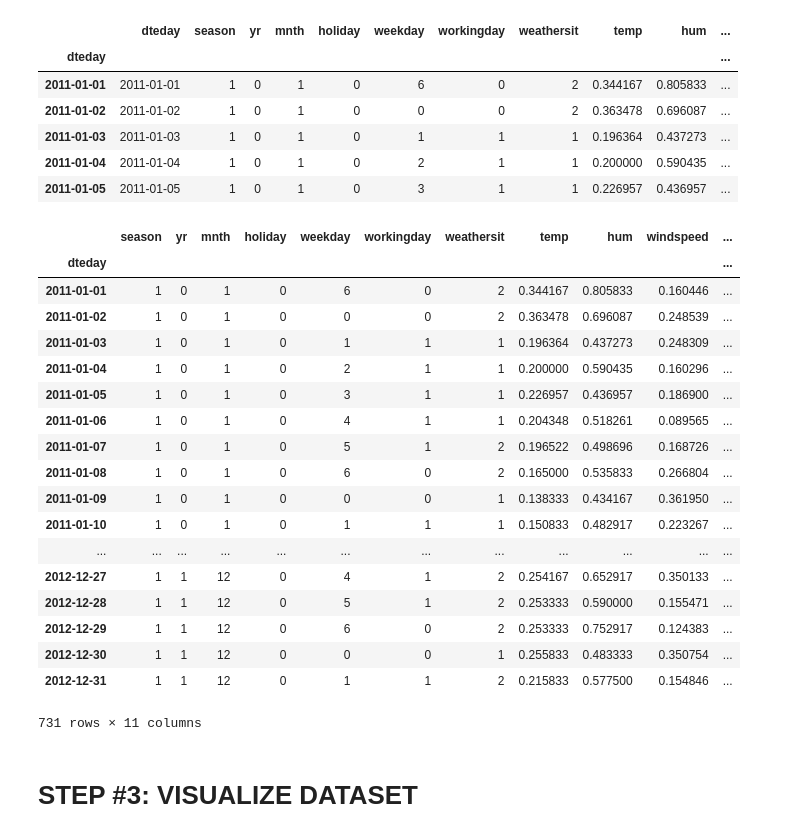
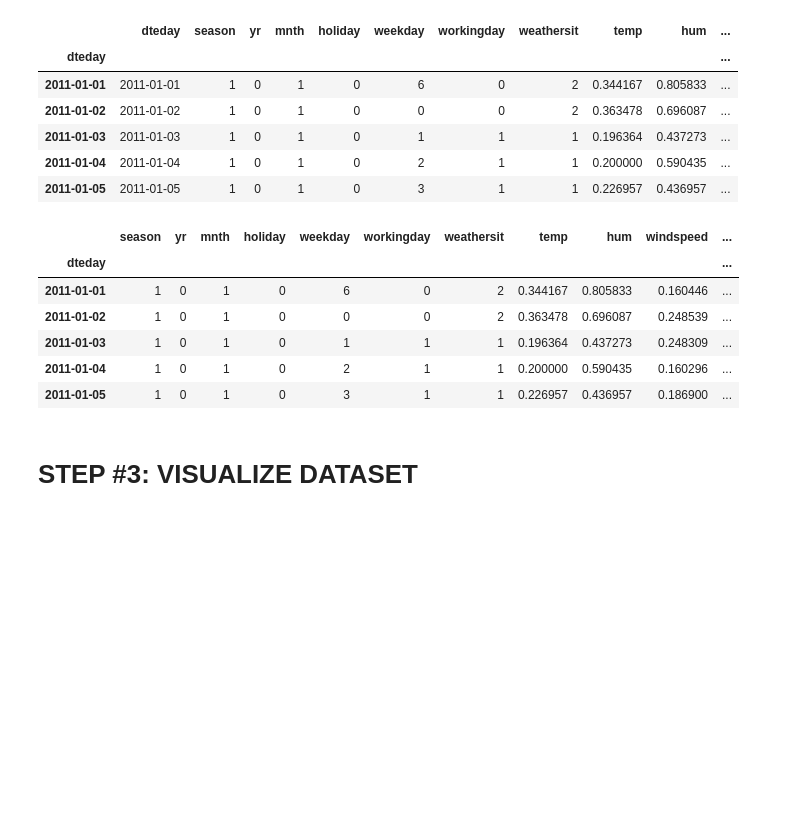
Before and after one commit to tvaditya/AndroidProjects, a Jupyter notebook: 3_Predict_Bike_Rental_Usage_Using_ANNs_(Regression_Task).ipynb, the cells around one changed output. Cells and saved outputs as stored; diff of their text form; code cells hidden in the pictures; blank space fills up the shorter version.

```diff
--- a/3_Predict_Bike_Rental_Usage_Using_ANNs_(Regression_Task).ipynb
+++ b/3_Predict_Bike_Rental_Usage_Using_ANNs_(Regression_Task).ipynb
@@ -220,27 +222,15 @@ bike.head()
 # %%
 bike = bike.drop(labels = ['dteday'], axis = 1)
 # %%
-bike
+bike.head()
 # %% [output]
 |  | season | yr | mnth | holiday | weekday | workingday | weathersit | temp | hum | windspeed | ... |
 | dteday |  |  |  |  |  |  |  |  |  |  | ... |
 | 2011-01-01 | 1 | 0 | 1 | 0 | 6 | 0 | 2 | 0.344167 | 0.805833 | 0.160446 | ... |
 | 2011-01-02 | 1 | 0 | 1 | 0 | 0 | 0 | 2 | 0.363478 | 0.696087 | 0.248539 | ... |
 | 2011-01-03 | 1 | 0 | 1 | 0 | 1 | 1 | 1 | 0.196364 | 0.437273 | 0.248309 | ... |
 | 2011-01-04 | 1 | 0 | 1 | 0 | 2 | 1 | 1 | 0.200000 | 0.590435 | 0.160296 | ... |
 | 2011-01-05 | 1 | 0 | 1 | 0 | 3 | 1 | 1 | 0.226957 | 0.436957 | 0.186900 | ... |
-| 2011-01-06 | 1 | 0 | 1 | 0 | 4 | 1 | 1 | 0.204348 | 0.518261 | 0.089565 | ... |
-| 2011-01-07 | 1 | 0 | 1 | 0 | 5 | 1 | 2 | 0.196522 | 0.498696 | 0.168726 | ... |
-| 2011-01-08 | 1 | 0 | 1 | 0 | 6 | 0 | 2 | 0.165000 | 0.535833 | 0.266804 | ... |
-| 2011-01-09 | 1 | 0 | 1 | 0 | 0 | 0 | 1 | 0.138333 | 0.434167 | 0.361950 | ... |
-| 2011-01-10 | 1 | 0 | 1 | 0 | 1 | 1 | 1 | 0.150833 | 0.482917 | 0.223267 | ... |
-| ... | ... | ... | ... | ... | ... | ... | ... | ... | ... | ... | ... |
-| 2012-12-27 | 1 | 1 | 12 | 0 | 4 | 1 | 2 | 0.254167 | 0.652917 | 0.350133 | ... |
-| 2012-12-28 | 1 | 1 | 12 | 0 | 5 | 1 | 2 | 0.253333 | 0.590000 | 0.155471 | ... |
-| 2012-12-29 | 1 | 1 | 12 | 0 | 6 | 0 | 2 | 0.253333 | 0.752917 | 0.124383 | ... |
-| 2012-12-30 | 1 | 1 | 12 | 0 | 0 | 0 | 1 | 0.255833 | 0.483333 | 0.350754 | ... |
-| 2012-12-31 | 1 | 1 | 12 | 0 | 1 | 1 | 2 | 0.215833 | 0.577500 | 0.154846 | ... |
-731 rows × 11 columns
 # %% [markdown]
 # STEP #3: VISUALIZE DATASET
 # %%
```
Also changed, not shown: parts of 6 cells of this notebook.
